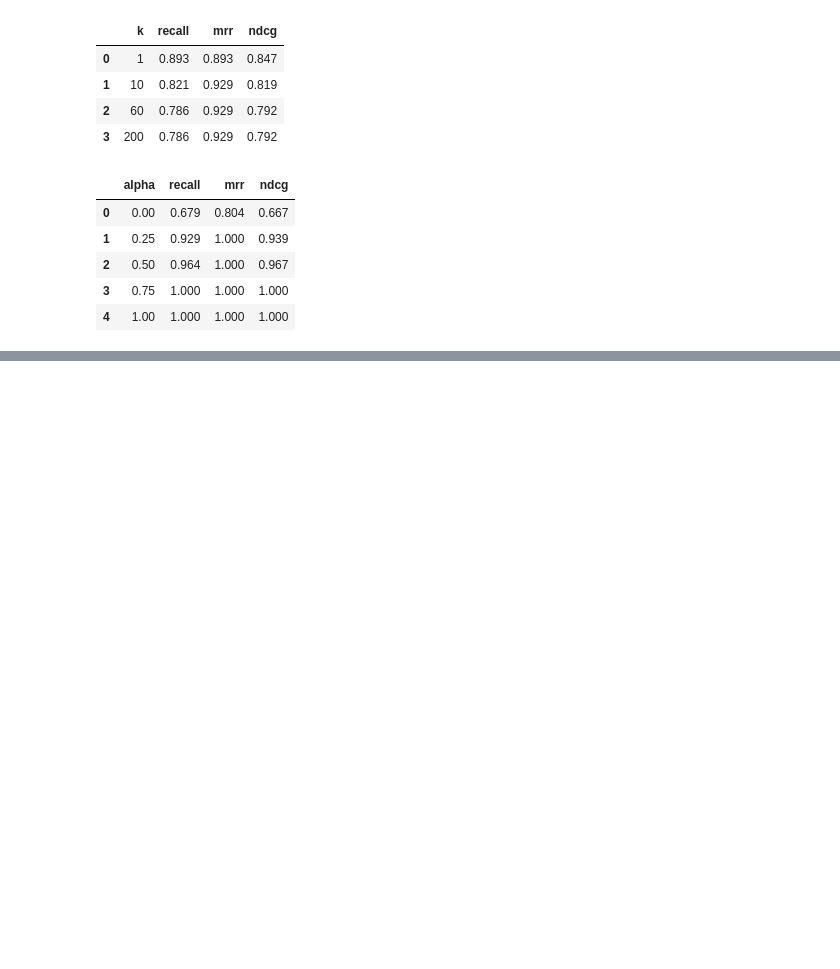
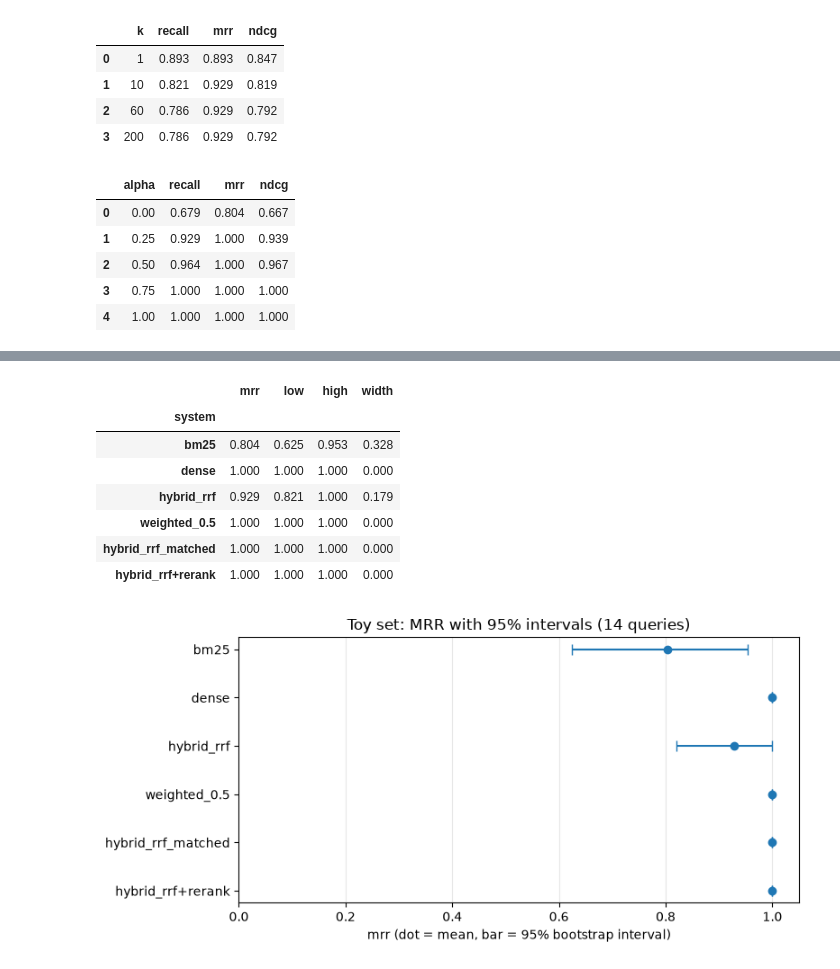
Before and after one commit to ngjunlong9651/hybrid_rag, a Jupyter notebook: hybrid_rag_learning.ipynb, the cells around one changed output, grey strips where cells are left out. Drawn from its saved outputs; the diff is of its cells as text; code cells hidden in the pictures; blank space fills up the shorter version.

```diff
--- a/hybrid_rag_learning.ipynb
+++ b/hybrid_rag_learning.ipynb
@@ -851,0 +918,44 @@ pd.DataFrame(rows)
+# %%
+def bootstrap_ci(values, n_boot=2000, level=0.95, seed=0):
+    # Resample the per-query scores WITH replacement, n_boot times, and average each resample.
+    # The spread of those averages shows how much the mean could move with a different set of queries.
+    rng = np.random.default_rng(seed)                     # fixed seed: same answer every run
+    values = np.asarray(values, dtype=float)
+    idx = rng.integers(0, len(values), size=(n_boot, len(values)))   # n_boot rows of resampled positions
+    means = values[idx].mean(axis=1)
+    tail = (1 - level) / 2
+    return values.mean(), np.quantile(means, tail), np.quantile(means, 1 - tail)
+
+
+def ci_table(results_by_system, metric):
+    rows = []
+    for name, df in results_by_system.items():
+        mean, lo, hi = bootstrap_ci(df[metric])
+        rows.append({"system": name, metric: mean, "low": lo, "high": hi, "width": hi - lo})
+    return pd.DataFrame(rows).set_index("system").round(3)
+
+
+def plot_ci(table, metric, title):
+    fig, ax = plt.subplots(figsize=(8, 0.45 * len(table) + 1.2))
+    y = np.arange(len(table))
+    ax.errorbar(table[metric], y, xerr=[table[metric] - table["low"], table["high"] - table[metric]],
+                fmt="o", capsize=4, color="tab:blue")
+    ax.set_yticks(y); ax.set_yticklabels(table.index); ax.invert_yaxis()
+    ax.set_xlim(0, 1.05); ax.set_xlabel(f"{metric} (dot = mean, bar = 95% bootstrap interval)")
+    ax.set_title(title); ax.grid(axis="x", alpha=0.3)
+    plt.tight_layout(); plt.show()
+
+
+toy_ci = ci_table(results, "mrr")
+display(toy_ci)
+plot_ci(toy_ci, "mrr", f"Toy set: MRR with 95% intervals ({len(QRELS)} queries)")
+# %% [output]
+|  | mrr | low | high | width |
+| system |  |  |  |  |
+| bm25 | 0.804 | 0.625 | 0.953 | 0.328 |
+| dense | 1.000 | 1.000 | 1.000 | 0.000 |
+| hybrid_rrf | 0.929 | 0.821 | 1.000 | 0.179 |
+| weighted_0.5 | 1.000 | 1.000 | 1.000 | 0.000 |
+| hybrid_rrf_matched | 1.000 | 1.000 | 1.000 | 0.000 |
+| hybrid_rrf+rerank | 1.000 | 1.000 | 1.000 | 0.000 |
+[figure, added]
```
Also changed, not shown: parts of 58 cells of this notebook, 4 other files.
